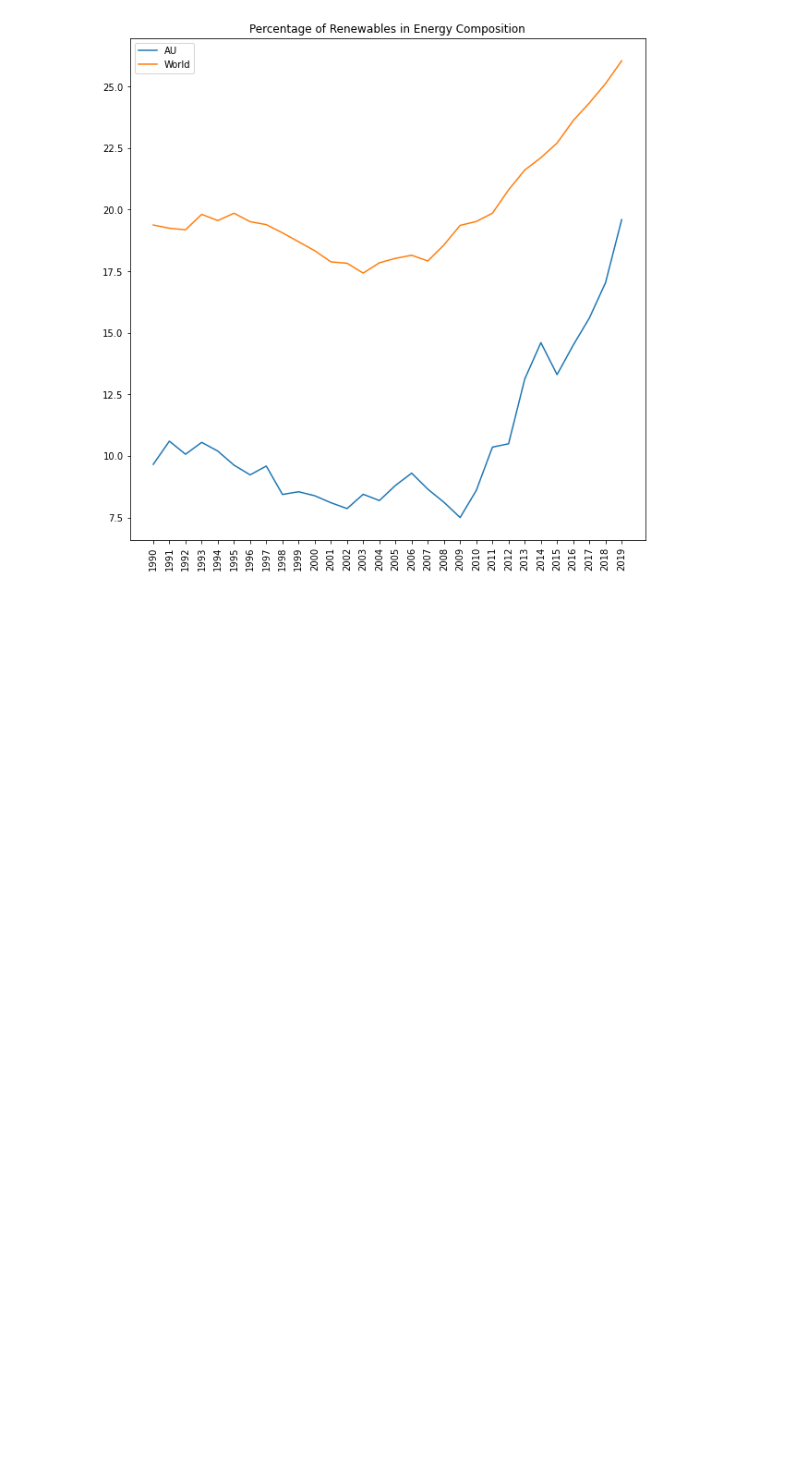
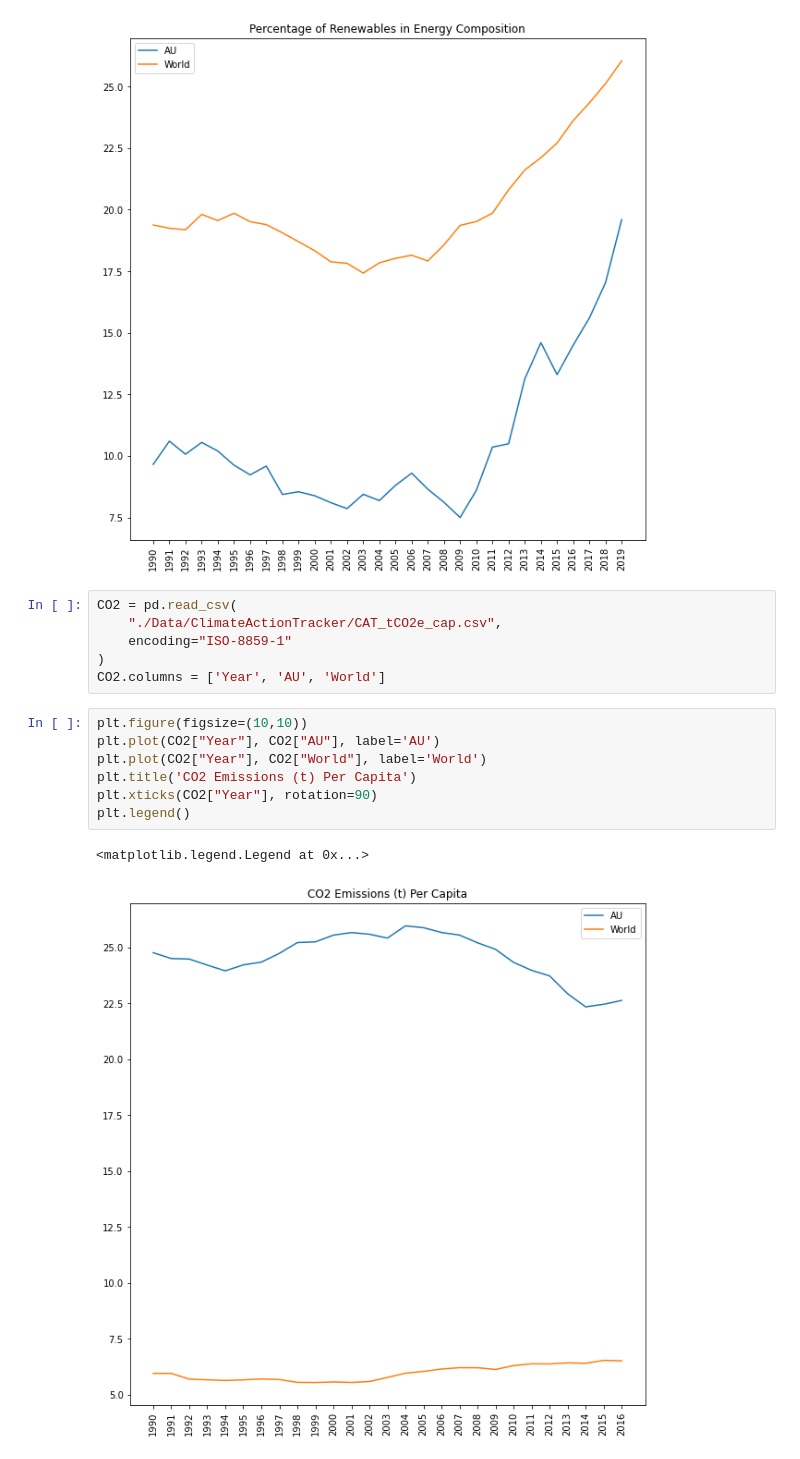
Before and after one commit to dmc-au/ausclimate, a Jupyter notebook: CAT_wrangle.ipynb, the cells around one changed output. Cells and saved outputs as stored; diff of their text form; blank space fills up the shorter version.

```diff
--- a/CAT_wrangle.ipynb
+++ b/CAT_wrangle.ipynb
@@ -35,3 +35,19 @@ plt.legend()
 # %% [output]
 <matplotlib.legend.Legend at 0x...>
 [figure]
+# %%
+CO2 = pd.read_csv(
+    "./Data/ClimateActionTracker/CAT_tCO2e_cap.csv",
+    encoding="ISO-8859-1"
+)
+CO2.columns = ['Year', 'AU', 'World']
+# %%
+plt.figure(figsize=(10,10))
+plt.plot(CO2["Year"], CO2["AU"], label='AU')
+plt.plot(CO2["Year"], CO2["World"], label='World')
+plt.title('CO2 Emissions (t) Per Capita')
+plt.xticks(CO2["Year"], rotation=90)
+plt.legend()
+# %% [output]
+<matplotlib.legend.Legend at 0x...>
+[figure, added]
```
Also changed, not shown: 1 other file.
